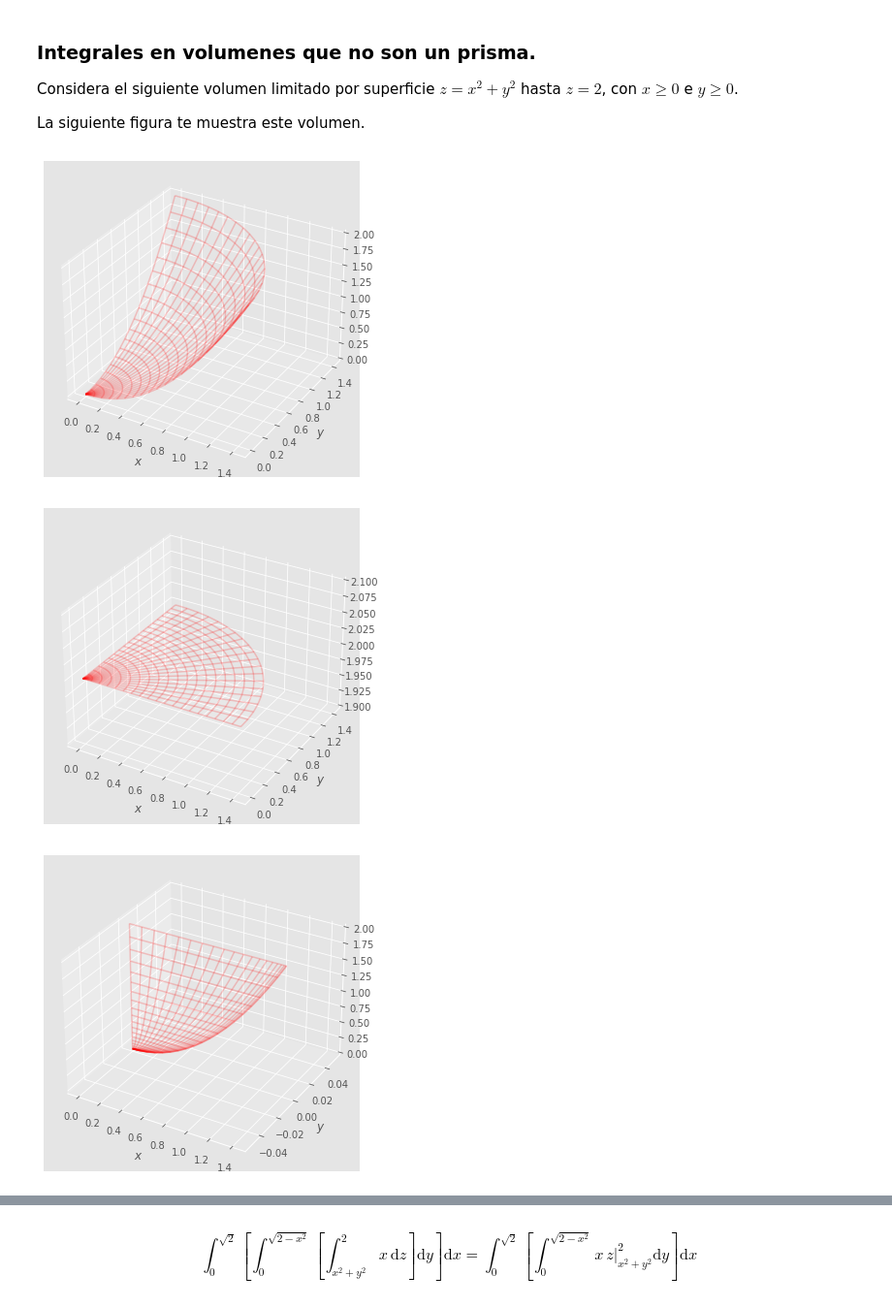
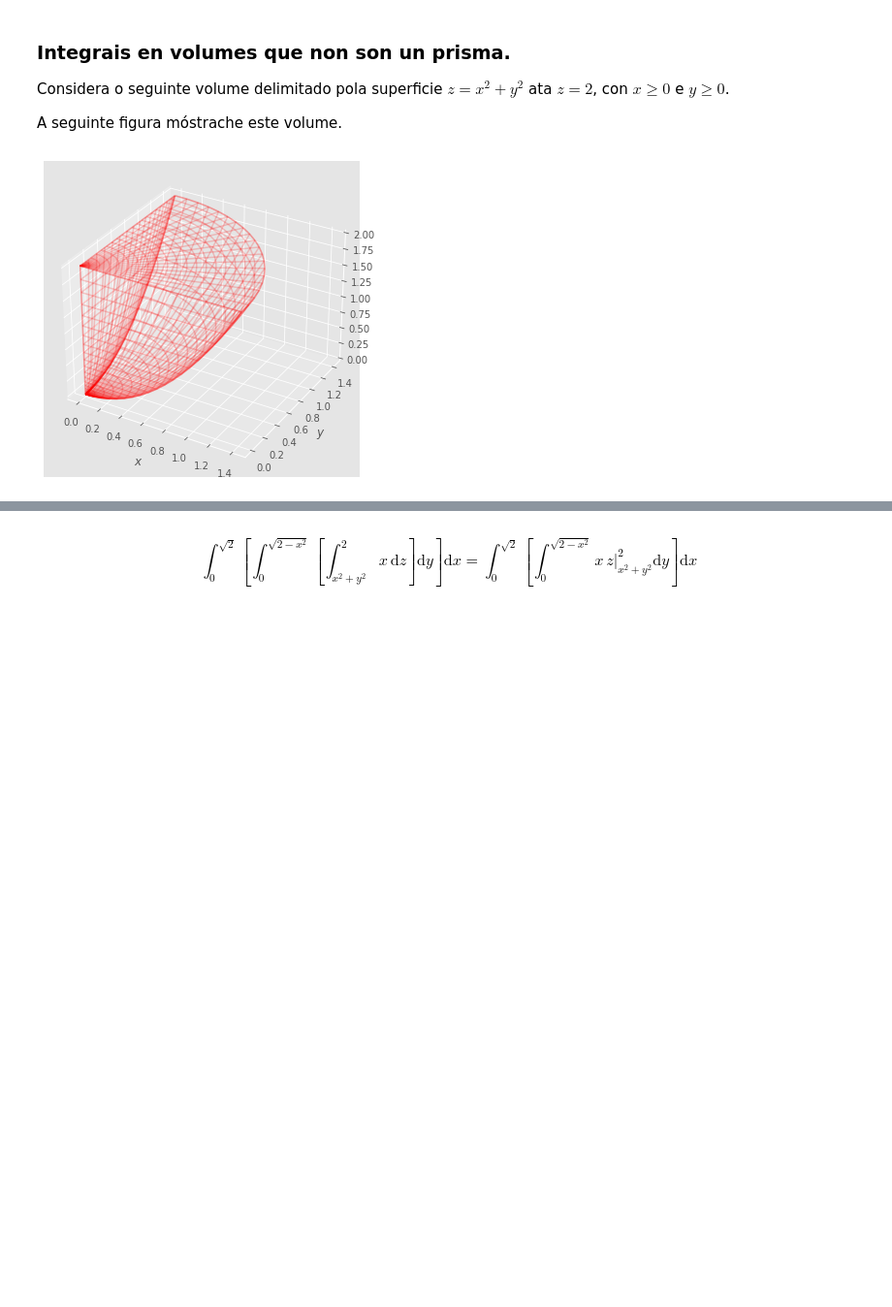
Before and after one commit to xabiercidvidal/USC-MMIII, a Jupyter notebook: _build/jupyter_execute/notebooks/tintegral_3d.ipynb, the cells around one changed output, grey strips where cells are left out. Shown at 97% size. Drawn from its saved outputs; the diff is of its cells as text; code cells hidden in the pictures; blank space fills up the shorter version.

```diff
--- a/_build/jupyter_execute/notebooks/tintegral_3d.ipynb
+++ b/_build/jupyter_execute/notebooks/tintegral_3d.ipynb
@@ -60,9 +69,10 @@ $$
 # %% [markdown]
-### Integrales en volumenes que no son un prisma.
 
-Considera el siguiente volumen limitado por superficie $z = x^2 + y^2$ hasta $z = 2$, con $x \ge 0$ e $y \ge 0$.
+### Integrais en volumes que non son un prisma.
 
-La siguiente figura te muestra este volumen.
+ Considera o seguinte volume delimitado pola superficie $z = x^2 + y^2$ ata $z = 2$, con $x \ge 0$ e $y \ge 0$.
+
+ A seguinte figura móstrache este volume.
 # %%
 rrange, phirange = (0, np.sqrt(2), 20), (0, np.pi/2, 20)
 xfun  = lambda r, phi : r * np.cos(phi)
@@ -72,10 +82,8 @@ ztop  = lambda r, phi : 2 + 0.*r # this is trick
 cero  = lambda r, phi : 0 + 0.*r
 # %%
-gf.wfsurface(xfun, yfun, zfun, rrange, phirange, alpha = 0.2, color = 'r');
-gf.wfsurface(xfun, yfun, ztop, rrange, phirange, alpha = 0.2, color = 'r', newfig = False)
-gf.wfsurface(xfun, cero, zfun, rrange, phirange, alpha = 0.2, color = 'r', newfig = False)
-gf.wfsurface(cero, yfun, zfun, rrange, phirange, alpha = 0.2, color = 'r', newfig = False);
+ax,fig = gf.wfsurface(xfun, yfun, zfun, rrange, phirange, alpha = 0.2, color = 'r');
+gf.wfsurface(xfun, yfun, ztop, rrange, phirange, alpha = 0.2, color = 'r', newfig = [ax,fig])
+gf.wfsurface(xfun, cero, zfun, rrange, phirange, alpha = 0.2, color = 'r', newfig = [ax,fig])
+gf.wfsurface(cero, yfun, zfun, rrange, phirange, alpha = 0.2, color = 'r', newfig = [ax,fig]);
 # %% [output]
-[figure, old version]
+[figure, new version]
-[figure, removed]
-[figure, removed]
```
Also changed, not shown: parts of 34 cells of this notebook, 25 other files.
